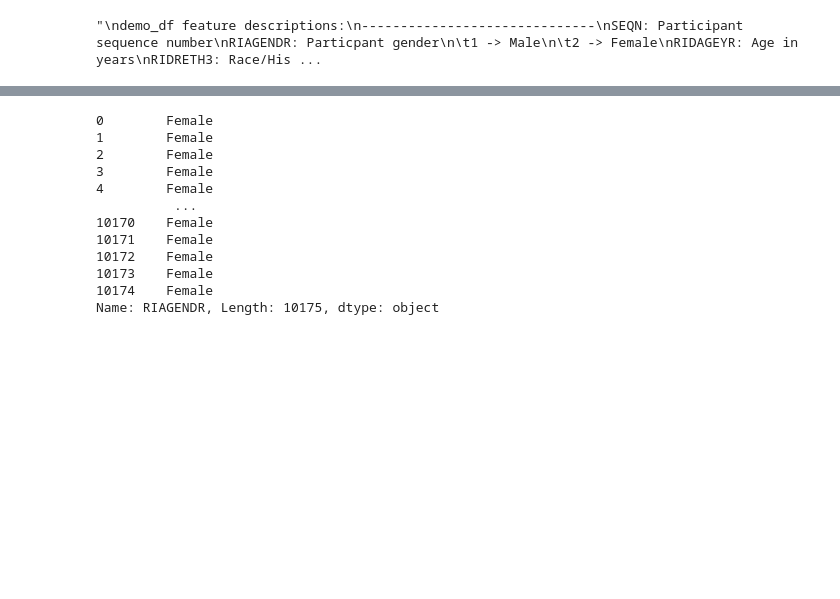
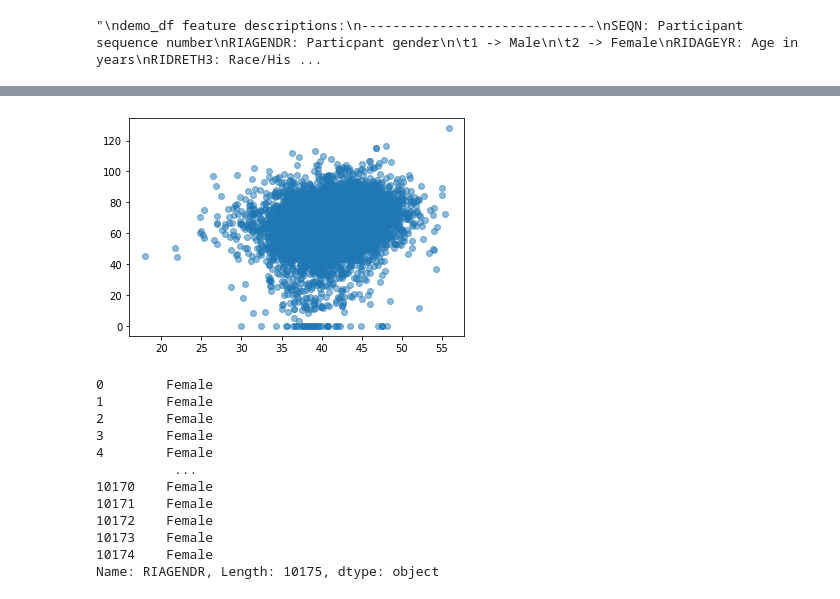
Before and after one commit to noodleybroodley/Final-Capstone, a Jupyter notebook: notebooks/test.ipynb, the cells around one changed output, grey strips where cells are left out. Cells and saved outputs as stored; diff of their text form; code cells hidden in the pictures; blank space fills up the shorter version.

```diff
--- a/notebooks/test.ipynb
+++ b/notebooks/test.ipynb
@@ -86,3 +142,15 @@ array([1, 2])
+# %%
+#AVG Diastolic BP vs Nicotine (Hydroxycotinine, Serum (ng/mL))
+fig, ax = plt.subplots()
+
+x = test_df['LBXHCT']
+y = test_df['AVG DIAS BP']
+
+ax = plt.scatter(x=x,y=y,alpha=0.5)
+
+plt.show()
+# %% [output]
+[figure, added]
 # %%
 new_demo_df['RIAGENDR'].apply(lambda x: 'Male' if x == 1 else 'Female')
 # %% [output]
```
Also changed, not shown: parts of 12 cells of this notebook, 2 other files.
